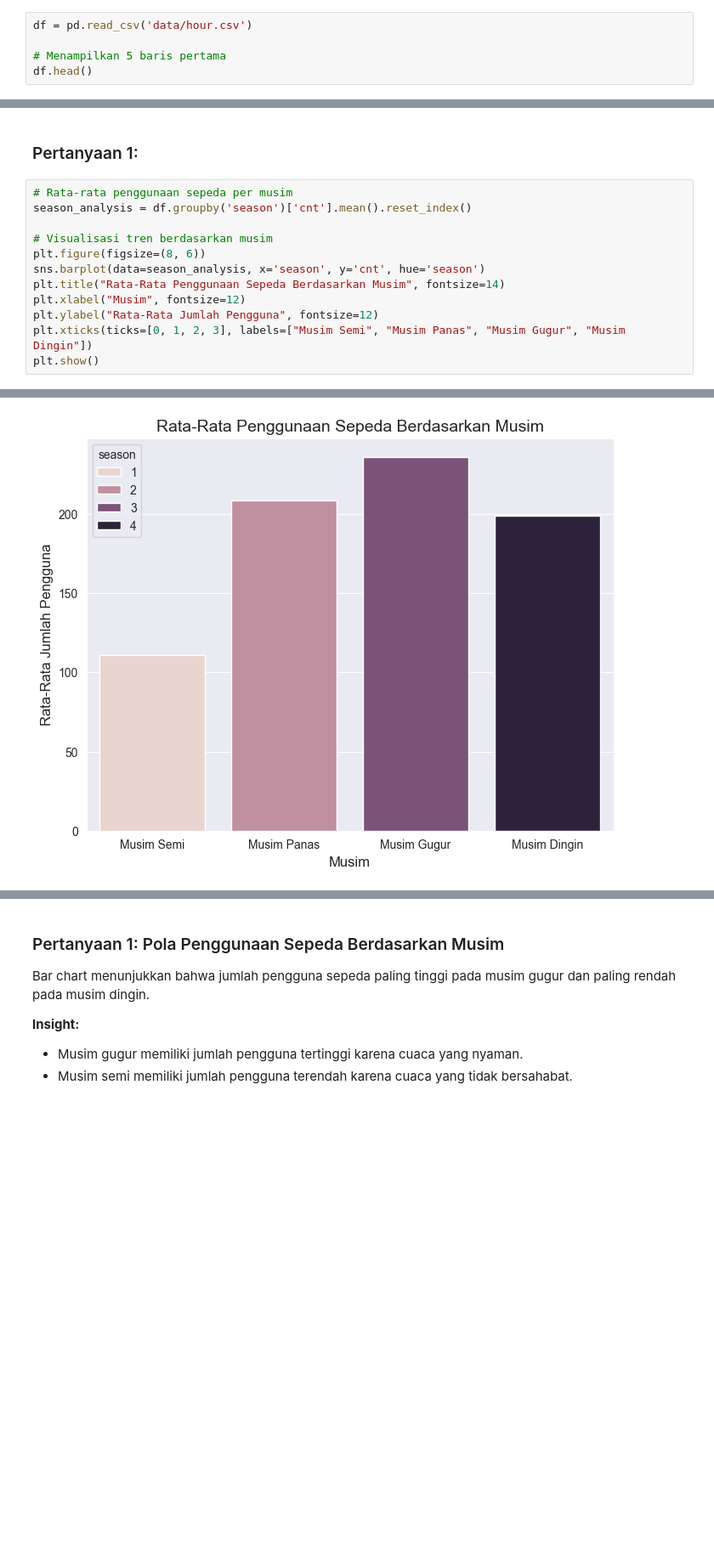
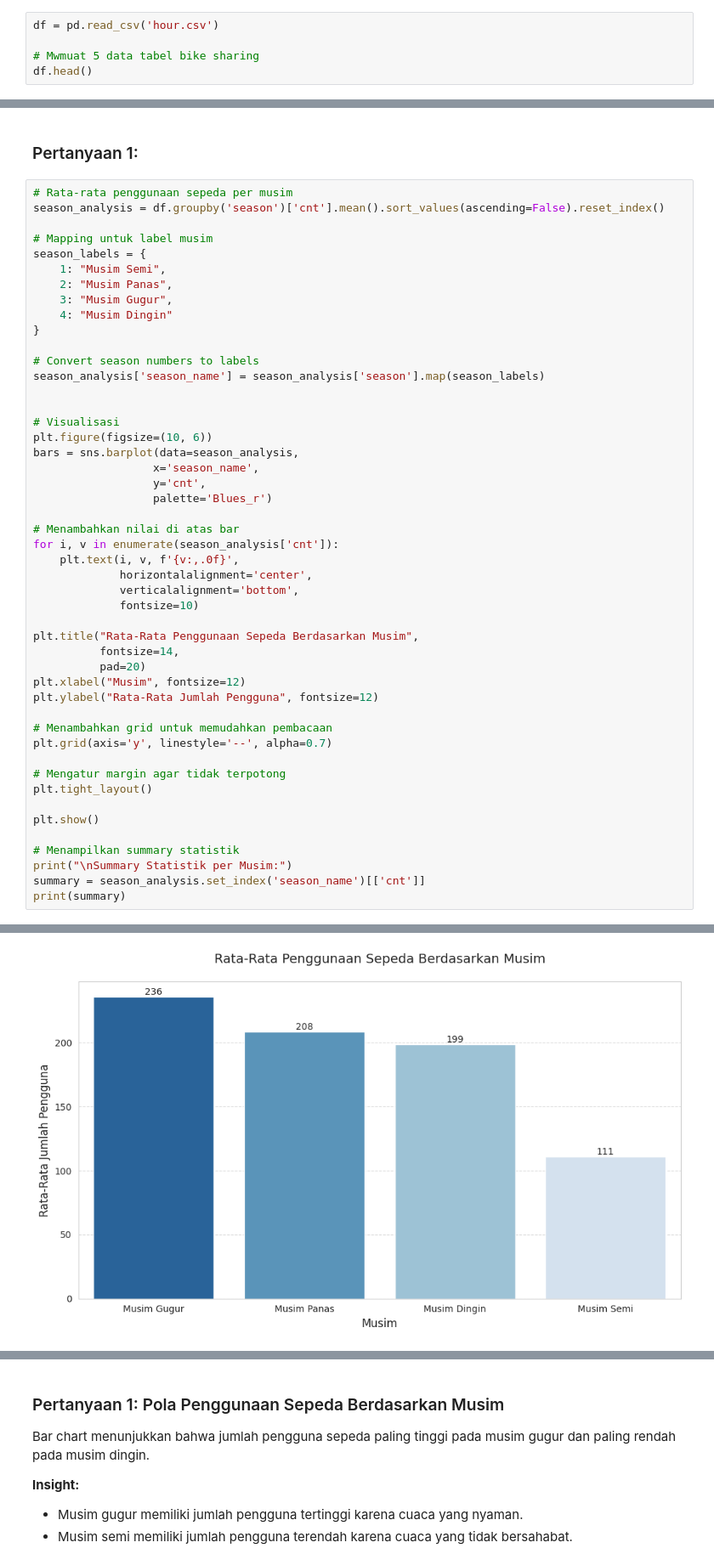
Before and after one commit to FendyDeveloper/analisis-bike-sharing-dataset, a Jupyter notebook: Bike_Sharing_Dataset.ipynb, the cells around one changed output, grey strips where cells are left out. Shown at 85% size. Cells and saved outputs as stored; diff of their text form; blank space fills up the shorter version.

Commit message:
update: colors palette, EDA, requirements

```diff
--- a/Bike_Sharing_Dataset.ipynb
+++ b/Bike_Sharing_Dataset.ipynb
@@ -20,9 +20,9 @@ import seaborn as sns
 # %% [markdown]
 ### Gathering Data
 # %%
-df = pd.read_csv('data/hour.csv')
+df = pd.read_csv('hour.csv')
 
-# Menampilkan 5 baris pertama
+# Mwmuat 5 data tabel bike sharing
 df.head()
 # %% [output]
 |  | instant | dteday | season | yr | mnth | hr | holiday | weekday | workingday | weathersit | ... |
@@ -172,14 +463,50 @@ plt.show()
 ### Pertanyaan 1:
 # %%
 # Rata-rata penggunaan sepeda per musim
-season_analysis = df.groupby('season')['cnt'].mean().reset_index()
+season_analysis = df.groupby('season')['cnt'].mean().sort_values(ascending=False).reset_index()
 
-# Visualisasi tren berdasarkan musim
-plt.figure(figsize=(8, 6))
-sns.barplot(data=season_analysis, x='season', y='cnt', hue='season')
-plt.title("Rata-Rata Penggunaan Sepeda Berdasarkan Musim", fontsize=14)
+# Mapping untuk label musim
+season_labels = {
+    1: "Musim Semi",
+    2: "Musim Panas",
+    3: "Musim Gugur",
+    4: "Musim Dingin"
+}
+
+# Convert season numbers to labels
+season_analysis['season_name'] = season_analysis['season'].map(season_labels)
+
+
+# Visualisasi
+plt.figure(figsize=(10, 6))
+bars = sns.barplot(data=season_analysis,
+                  x='season_name',
+                  y='cnt',
+                  palette='Blues_r')
+
+# Menambahkan nilai di atas bar
+for i, v in enumerate(season_analysis['cnt']):
+    plt.text(i, v, f'{v:,.0f}',
+             horizontalalignment='center',
+             verticalalignment='bottom',
+             fontsize=10)
+
+plt.title("Rata-Rata Penggunaan Sepeda Berdasarkan Musim",
+          fontsize=14,
+          pad=20)
 plt.xlabel("Musim", fontsize=12)
 plt.ylabel("Rata-Rata Jumlah Pengguna", fontsize=12)
-plt.xticks(ticks=[0, 1, 2, 3], labels=["Musim Semi", "Musim Panas", "Musim Gugur", "Musim Dingin"])
+
+# Menambahkan grid untuk memudahkan pembacaan
+plt.grid(axis='y', linestyle='--', alpha=0.7)
+
+# Mengatur margin agar tidak terpotong
+plt.tight_layout()
+
 plt.show()
+
+# Menampilkan summary statistik
+print("\nSummary Statistik per Musim:")
+summary = season_analysis.set_index('season_name')[['cnt']]
+print(summary)
 # %% [output]
@@ -186 +516 @@ plt.show()
-[figure, old version]
+[figure, new version]
```
Also changed, not shown: parts of 34 cells of this notebook, 2 other files.
